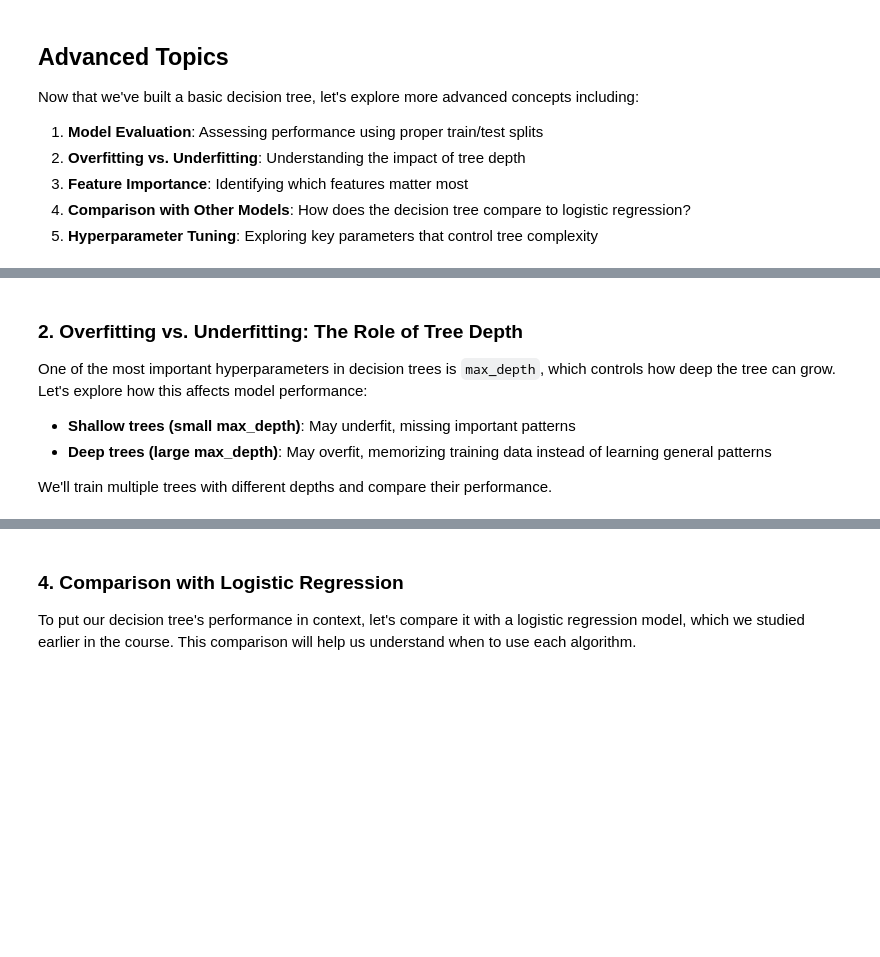
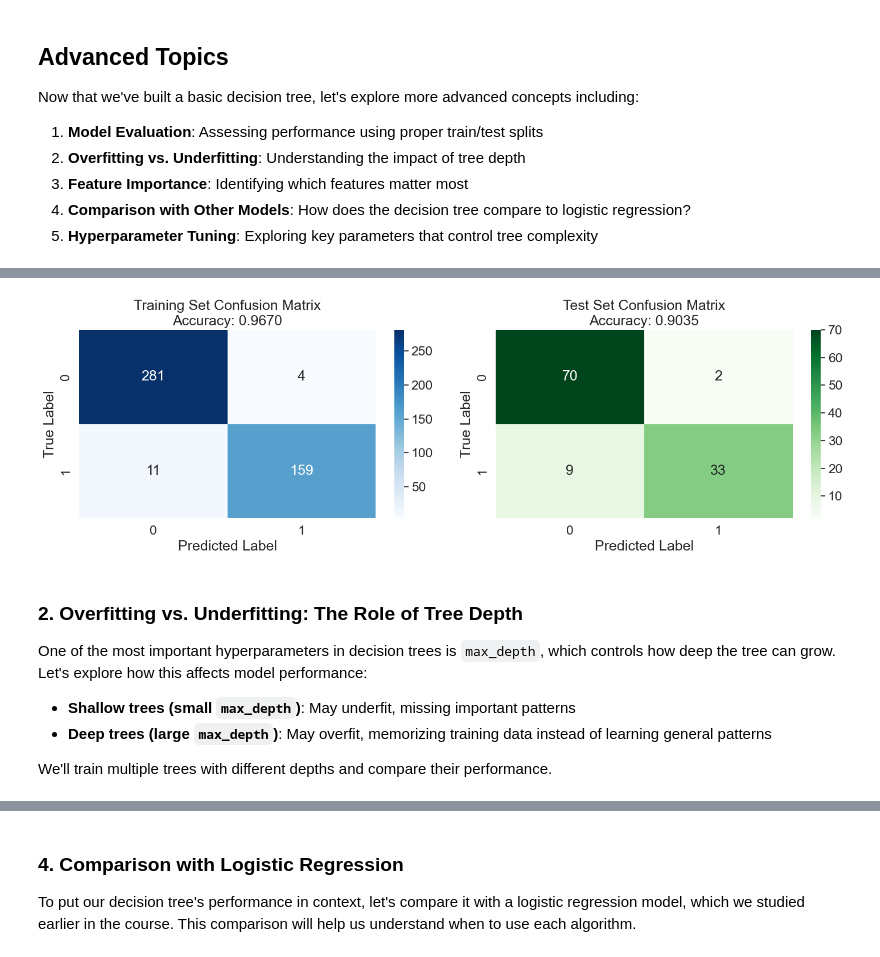
Before and after one commit to changyaochen/MECE4520, a Jupyter notebook: lectures/notebooks/14_decision_trees.ipynb, the cells around one changed output, grey strips where cells are left out. Saved outputs shown, nothing was run; the diff lists cells and outputs as text; code cells hidden in the pictures; blank space fills up the shorter version.

```diff
--- a/lectures/notebooks/14_decision_trees.ipynb
+++ b/lectures/notebooks/14_decision_trees.ipynb
@@ -266,35 +300,50 @@ print(classification_report(y_test, y_test_pred, target_names=["Benign", "Malign
 # %%
-# Visualize the confusion matrix
-cm = confusion_matrix(y_test, y_test_pred)
+# Visualize confusion matrices for both training and test sets
+cm_train = confusion_matrix(y_train, y_train_pred)
+cm_test = confusion_matrix(y_test, y_test_pred)
 
-plt.figure(figsize=(8, 6))
+# Create side-by-side confusion matrices
+fig, axes = plt.subplots(1, 2, figsize=(15, 5))
+
+# Training confusion matrix
 sns.heatmap(
-    cm,
+    cm_train,
     annot=True,           # Show numbers in cells
     fmt="d",              # Display as integers
     cmap="Blues",         # Color scheme
-    xticklabels=["Benign", "Malignant"],
-    yticklabels=["Benign", "Malignant"]
+    xticklabels=["0", "1"],
+    yticklabels=["0", "1"],
+    ax=axes[0]
 )
-plt.ylabel("True Label")
-plt.xlabel("Predicted Label")
-plt.title("Confusion Matrix - Decision Tree (max_depth=3)")
+axes[0].set_ylabel("True Label")
+axes[0].set_xlabel("Predicted Label")
+axes[0].set_title(f"Training Set Confusion Matrix\nAccuracy: {train_accuracy:.4f}")
+
+# Test confusion matrix
+sns.heatmap(
+    cm_test,
+    annot=True,           # Show numbers in cells
+    fmt="d",              # Display as integers
+    cmap="Greens",        # Different color to distinguish from training
+    xticklabels=["0", "1"],
+    yticklabels=["0", "1"],
+    ax=axes[1]
+)
+axes[1].set_ylabel("True Label")
+axes[1].set_xlabel("Predicted Label")
+axes[1].set_title(f"Test Set Confusion Matrix\nAccuracy: {test_accuracy:.4f}")
+
 plt.tight_layout()
 plt.show()
-
-# Explain the confusion matrix components
-print("Confusion Matrix Interpretation:")
-print(f"  True Negatives (TN):  {cm[0, 0]} - Correctly predicted Benign")
-print(f"  False Positives (FP): {cm[0, 1]} - Incorrectly predicted Malignant (Type I error)")
-print(f"  False Negatives (FN): {cm[1, 0]} - Incorrectly predicted Benign (Type II error)")
-print(f"  True Positives (TP):  {cm[1, 1]} - Correctly predicted Malignant")
+# %% [output]
+[figure, added]
 # %% [markdown]
 ### 2. Overfitting vs. Underfitting: The Role of Tree Depth
 
 One of the most important hyperparameters in decision trees is `max_depth`, which controls how deep the tree can grow. Let's explore how this affects model performance:
 
-- **Shallow trees (small max_depth)**: May underfit, missing important patterns
-- **Deep trees (large max_depth)**: May overfit, memorizing training data instead of learning general patterns
+- **Shallow trees (small `max_depth`)**: May underfit, missing important patterns
+- **Deep trees (large `max_depth`)**: May overfit, memorizing training data instead of learning general patterns
 
 We'll train multiple trees with different depths and compare their performance.
 # %%
```
Also changed, not shown: parts of 9 cells of this notebook, 2 other files.
